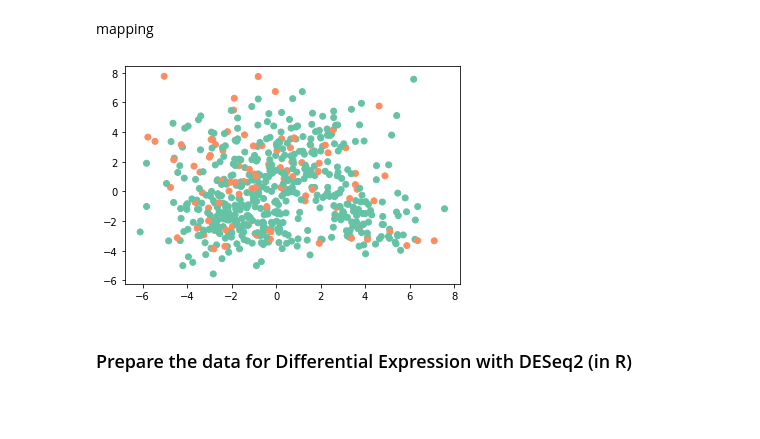
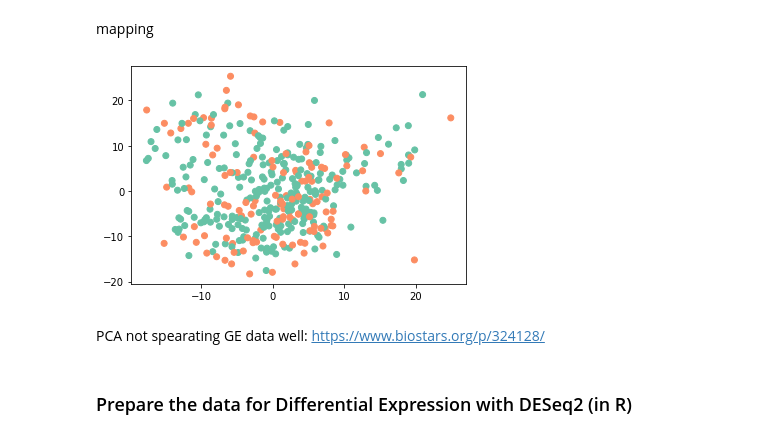
Before and after one commit to khalilouardini/MM_DREAM_Challenge, a Jupyter notebook: exploration/RNAseq_analysis.ipynb, the cells around one changed output. Drawn from its saved outputs; the diff is of its cells as text; code cells hidden in the pictures; blank space fills up the shorter version.

Commit message:
data pipeline

```diff
--- a/exploration/RNAseq_analysis.ipynb
+++ b/exploration/RNAseq_analysis.ipynb
@@ -102,4 +180,5 @@ What are the major sources of variation in the dataset?
 # %%
+new_col = df_tpm.drop(['Entrez_ID'], axis=1).std(axis=1)
 df_tpm['std'] = new_col
-mean_var_thresh = df_tpm.std(axis=1).mean()
+mean_var_thresh = new_col.mean()
 df_tpm = df_tpm[df_tpm['std'] > mean_var_thresh]
@@ -106,7 +195,7 @@ df_tpm = df_tpm[df_tpm['std'] > mean_var_thresh]
 # %% [markdown]
 Log2-transformed normalized counts are used to assess similarity between samples using Principal Component Analysis (PCA) and hierarchical clustering. Using log2 transformation, tools aim to moderate the variance across the mean, thereby improving the distances/clustering for these visualization methods.
 # %%
-log_tpm = df_tpm.drop(['Unnamed: 0'], axis=1)
-log_tpm = np.log(1 + df_tpm)
+log_tpm = df_tpm.drop(['Entrez_ID', 'std'], axis=1)
+log_tpm = np.log(1 + log_tpm)
 log_tpm
 # %% [output]
@@ -200,38 +240,42 @@ df_log = log_tpm.loc[:, common_patients]
 # %% [markdown]
 mapping
 # %%
-id_to_gender = {k: df_clin.loc[df_clin['Patient'] == k.split('_1_BM')[0]]['D_Gender'].values[0] for k in df_log.columns}
-id_to_flag = {k: df_clin.loc[df_clin['Patient'] == k.split('_1_BM')[0]]['HR_FLAG'].values[0] for k in df_log.columns}
-id_to_os = {k: df_clin.loc[df_clin['Patient'] == k.split('_1_BM')[0]]['D_OS_FLAG'].values[0] for k in df_log.columns}
+id_to_gender = {k: df_clin[df_clin['Patient'] == k]['D_Gender'].values[0] for k in log_tpm.columns}
+id_to_flag = {k: df_clin[df_clin['Patient'] == k]['HR_FLAG'].values[0] for k in log_tpm.columns}
+id_to_iss = {k: df_clin[df_clin['Patient'] == k]['D_ISS'].values[0] for k in log_tpm.columns}
+id_to_pfs = {k: df_clin[df_clin['Patient'] == k]['D_OS_FLAG'].values[0] for k in log_tpm.columns}
 # %%
-X = df_log.values.T
-pca = PCA(n_components=5)
+X = log_tpm.values.T
+pca = PCA(n_components=10)
 X_pca = pca.fit_transform(X)
 # %%
 # Unique category labels: 'D', 'F', 'G', ...
 
-dict_temp = id_to_os
+#dict_temp = id_to_os
 #dict_temp = id_to_iss
+dict_temp = id_to_flag
 
 color_labels = np.unique(list(dict_temp.values()))
 # List of RGB triplets
 rgb_values = sns.color_palette("Set2", len(color_labels))
 
 # Map label to RGB
 color_map = dict(zip(color_labels, rgb_values))
 
 # array of colors
 colors = pd.Series(dict_temp.values())
 
 # Plot
-plt.scatter(X_pca[:, ],
-            X_pca[:, 3],
+plt.scatter(X_pca[:, 3],
+            X_pca[:, 2],
             c=colors.map(color_map),
             )
 
 plt.show()
 # %% [output]
-[figure, old version]
+[figure, new version]
+# %% [markdown]
+PCA not spearating GE data well: https://www.biostars.org/p/324128/
 # %% [markdown]
 ### Prepare the data for Differential Expression with DESeq2 (in R)
 # %% [markdown]
```
Also changed, not shown: parts of 91 cells of this notebook, 7 other files.
